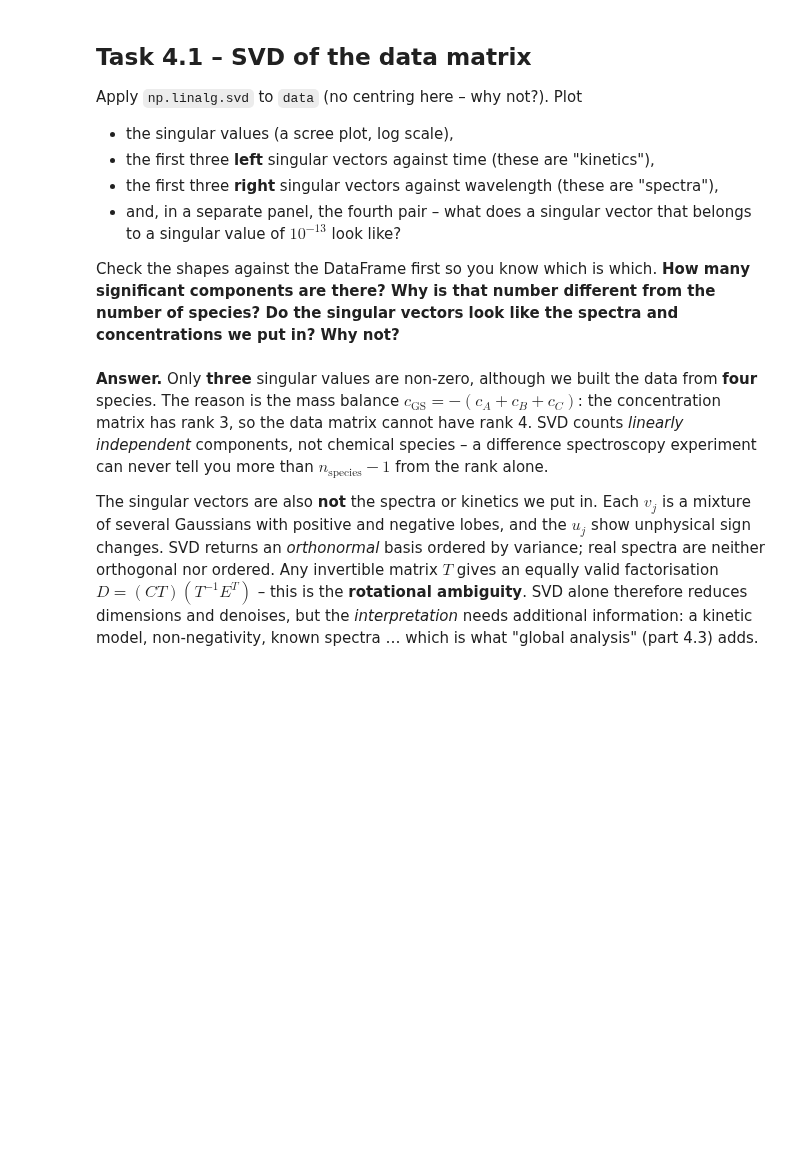
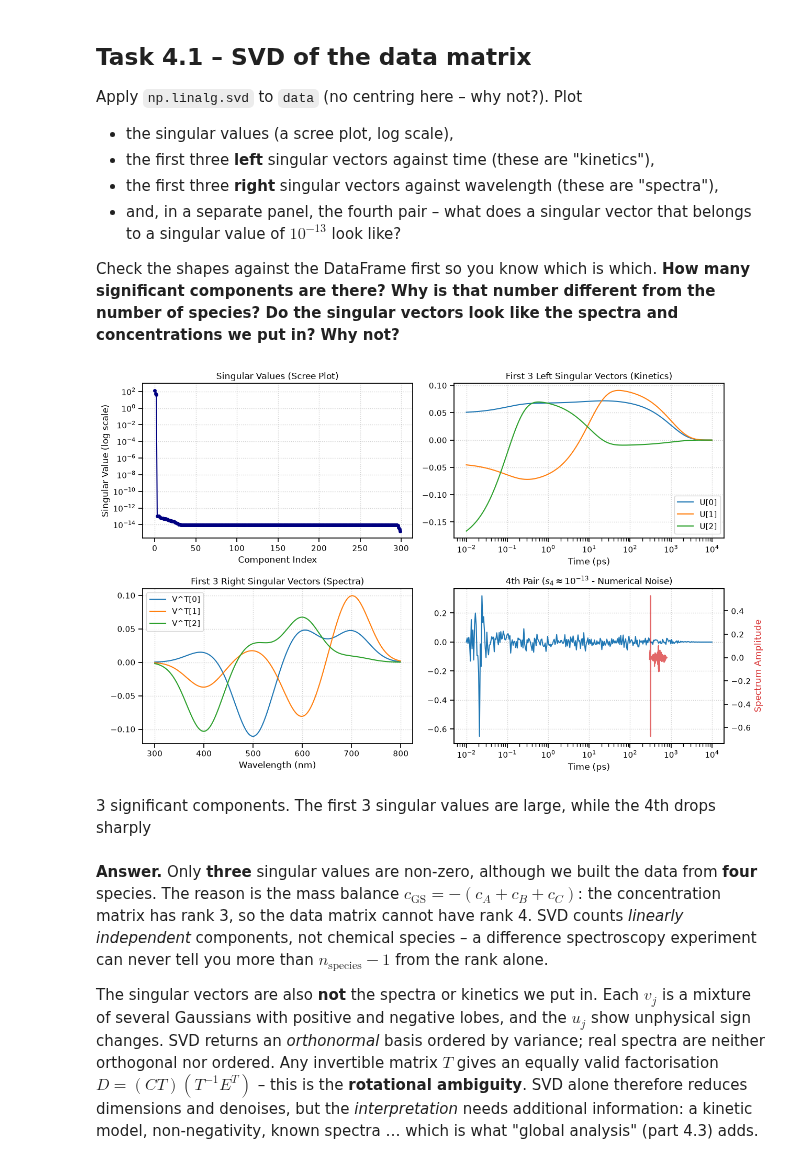
Before and after one commit to Ha5248qi/BERN02_excercise, a Jupyter notebook: Notebooks/exercise_PCA_and_Clustering/unsupervised_learning.ipynb, the cells around one changed output. Cells and saved outputs as stored; diff of their text form; code cells hidden in the pictures; blank space fills up the shorter version.

```diff
--- a/Notebooks/exercise_PCA_and_Clustering/unsupervised_learning.ipynb
+++ b/Notebooks/exercise_PCA_and_Clustering/unsupervised_learning.ipynb
@@ -383,7 +548,54 @@ Check the shapes against the DataFrame first so you know which is which.
 **How many significant components are there? Why is that number different from the number of species?
 Do the singular vectors look like the spectra and concentrations we put in? Why not?**
 # %%
-# your code here
+U, s, Vt = np.linalg.svd(data, full_matrices=False)
+
+fig, axes = plt.subplots(2, 2, figsize=(13, 8))
+
+# Panel 1: Scree plot of singular values
+axes[0, 0].semilogy(s, "o-", markersize=4, color="navy")
+axes[0, 0].set_title("Singular Values (Scree Plot)")
+axes[0, 0].set_xlabel("Component Index")
+axes[0, 0].set_ylabel("Singular Value (log scale)")
+axes[0, 0].grid(True, linestyle=":", alpha=0.6)
+
+# Panel 2: First 3 left singular vectors (Time / Kinetics)
+for i in range(3):
+    axes[0, 1].plot(data.index, U[:, i], label=f"U[{i}]")
+axes[0, 1].set_xscale("log")
+axes[0, 1].set_title("First 3 Left Singular Vectors (Kinetics)")
+axes[0, 1].set_xlabel("Time (ps)")
+axes[0, 1].legend()
+axes[0, 1].grid(True, linestyle=":", alpha=0.6)
+
+# Panel 3: First 3 right singular vectors (Wavelength / Spectra)
+for i in range(3):
+    axes[1, 0].plot(data.columns, Vt[i, :], label=f"V^T[{i}]")
+axes[1, 0].set_title("First 3 Right Singular Vectors (Spectra)")
+axes[1, 0].set_xlabel("Wavelength (nm)")
+axes[1, 0].legend()
+axes[1, 0].grid(True, linestyle=":", alpha=0.6)
+
+# Panel 4: 4th singular vector pair (Numerical noise level ~10^-13)
+axes[1, 1].plot(
+    data.index, U[:, 3], color="tab:blue", label="U[3] (Left Vector)"
+)
+axes[1, 1].set_xscale("log")
+axes[1, 1].set_xlabel("Time (ps)")
+ax4_twin = axes[1, 1].twinx()
+ax4_twin.plot(
+    data.columns, Vt[3, :], color="tab:red", alpha=0.7, label="V^T[3] (Right Vector)"
+)
+ax4_twin.set_ylabel("Spectrum Amplitude", color="tab:red")
+axes[1, 1].set_title(r"4th Pair ($s_4 \approx 10^{-13}$ - Numerical Noise)")
+axes[1, 1].grid(True, linestyle=":", alpha=0.6)
+
+plt.tight_layout()
+plt.show()
+# %% [output]
+[figure, added]
+# %% [markdown]
+3 significant components. The first 3 singular values are large, while the 4th drops sharply
 # %% [markdown]
 **Answer.** Only **three** singular values are non-zero, although we built the data from **four** species.
 The reason is the mass balance $c_\mathrm{GS} = -(c_A+c_B+c_C)$: the concentration matrix has rank 3, so the data
```
Also changed, not shown: parts of 13 cells of this notebook, 2 other files.
